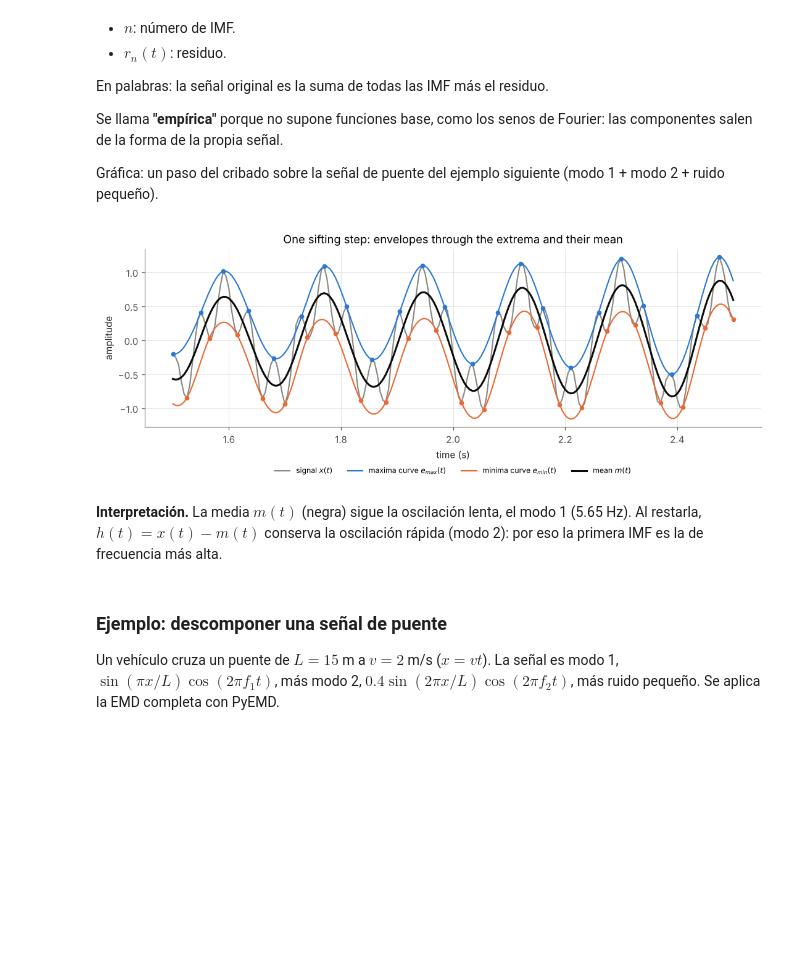
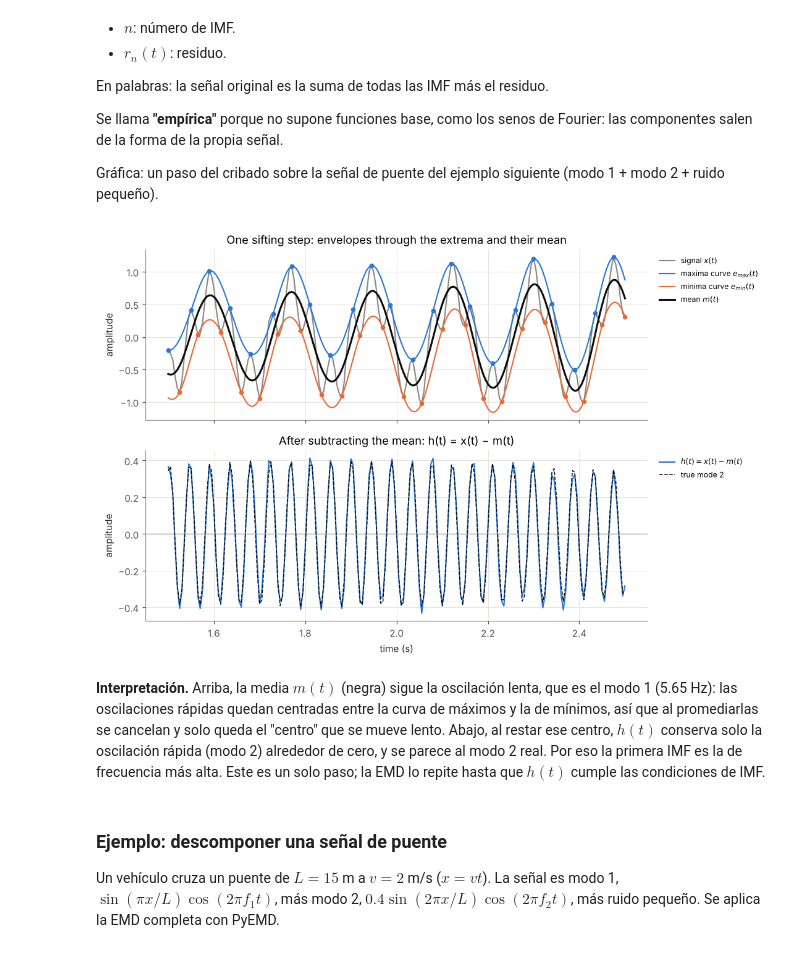
Before and after one commit to 25adiaz-apps/assignment-3-machine-learning, a Jupyter notebook: literature-review/metodos/metodos.ipynb, the cells around one changed output. Drawn from its saved outputs; the diff is of its cells as text; code cells hidden in the pictures; blank space fills up the shorter version.

Commit message:
Show h(t) after subtracting the mean in the sifting step
The sifting plot in section 1.1 now has two stacked panels: the
envelopes and their mean (top) and h(t) = x(t) - m(t) compared with the
true mode 2 (bottom). Interpretation updated.

Co-Authored-By: Claude Opus 5.5 <noreply@anthropic.com>
Claude-Session: https://claude.ai/code/session_01ER6toXZwCFLGk3arJZsFg2

```diff
--- a/literature-review/metodos/metodos.ipynb
+++ b/literature-review/metodos/metodos.ipynb
@@ -294,38 +294,52 @@ Gráfica: un paso del cribado sobre la señal de puente del ejemplo siguiente (m
 # %%
 rng = np.random.default_rng(42)   # fixed seed for the noise
 
 # Bridge signal: mode 1 + mode 2 + small noise (also used in the next step)
 x_bridge = (phi_1 * np.cos(2 * np.pi * F1 * t)
             + 0.4 * phi_2 * np.cos(2 * np.pi * F2 * t)
             + 0.02 * rng.standard_normal(t.size))
 
 # One sifting step: cubic-spline envelopes through the extrema and their mean
 idx_max = argrelextrema(x_bridge, np.greater)[0]
 idx_min = argrelextrema(x_bridge, np.less)[0]
 upper_envelope = CubicSpline(t[idx_max], x_bridge[idx_max])(t)
 lower_envelope = CubicSpline(t[idx_min], x_bridge[idx_min])(t)
 mean_envelope = (upper_envelope + lower_envelope) / 2      # m(t)
 
 window = (t >= 1.5) & (t <= 2.5)   # zoom into ~1 s where both modes are strong
 in_window = lambda idx: idx[window[idx]]
 
-fig, ax = plt.subplots(figsize=(10, 4))
+h = x_bridge - mean_envelope                                  # h(t) = x(t) - m(t)
+true_mode_2 = 0.4 * phi_2 * np.cos(2 * np.pi * F2 * t)        # for comparison
+
+fig, axes = plt.subplots(2, 1, figsize=(10, 6.5), sharex=True)
+
+ax = axes[0]
 ax.plot(t[window], x_bridge[window], color=COLOR_SIGNAL, label="signal $x(t)$")
 ax.plot(t[window], upper_envelope[window], color=COLOR_1, label="maxima curve $e_{max}(t)$")
 ax.plot(t[window], lower_envelope[window], color=COLOR_2, label="minima curve $e_{min}(t)$")
 ax.plot(t[window], mean_envelope[window], color=COLOR_TRUE, linewidth=2, label="mean $m(t)$")
 ax.plot(t[in_window(idx_max)], x_bridge[in_window(idx_max)], "o", ms=4, color=COLOR_1)
 ax.plot(t[in_window(idx_min)], x_bridge[in_window(idx_min)], "o", ms=4, color=COLOR_2)
+ax.set_ylabel("amplitude")
+ax.set_title("One sifting step: envelopes through the extrema and their mean")
+ax.legend(loc="upper left", bbox_to_anchor=(1.01, 1), fontsize=8)
+
+ax = axes[1]
+ax.plot(t[window], h[window], color=COLOR_1, label="$h(t) = x(t) - m(t)$")
+ax.plot(t[window], true_mode_2[window], "--", color=COLOR_TRUE, linewidth=1, label="true mode 2")
+ax.axhline(0, color=COLOR_SIGNAL, linewidth=0.8)
 ax.set_xlabel("time (s)")
 ax.set_ylabel("amplitude")
-ax.set_title("One sifting step: envelopes through the extrema and their mean")
-ax.legend(loc="upper center", bbox_to_anchor=(0.5, -0.18), ncol=4, fontsize=8)
+ax.set_title("After subtracting the mean: h(t) = x(t) − m(t)")
+ax.legend(loc="upper left", bbox_to_anchor=(1.01, 1), fontsize=8)
+
 fig.tight_layout()
 plt.show()
 # %% [output]
-[figure, old version]
+[figure, new version]
 # %% [markdown]
-**Interpretación.** La media $m(t)$ (negra) sigue la oscilación lenta, el modo 1 (5.65 Hz). Al restarla, $h(t) = x(t) - m(t)$ conserva la oscilación rápida (modo 2): por eso la primera IMF es la de frecuencia más alta.
+**Interpretación.** Arriba, la media $m(t)$ (negra) sigue la oscilación lenta, que es el modo 1 (5.65 Hz): las oscilaciones rápidas quedan centradas entre la curva de máximos y la de mínimos, así que al promediarlas se cancelan y solo queda el "centro" que se mueve lento. Abajo, al restar ese centro, $h(t)$ conserva solo la oscilación rápida (modo 2) alrededor de cero, y se parece al modo 2 real. Por eso la primera IMF es la de frecuencia más alta. Este es un solo paso; la EMD lo repite hasta que $h(t)$ cumple las condiciones de IMF.
 # %% [markdown]
 ### Ejemplo: descomponer una señal de puente
 
```
